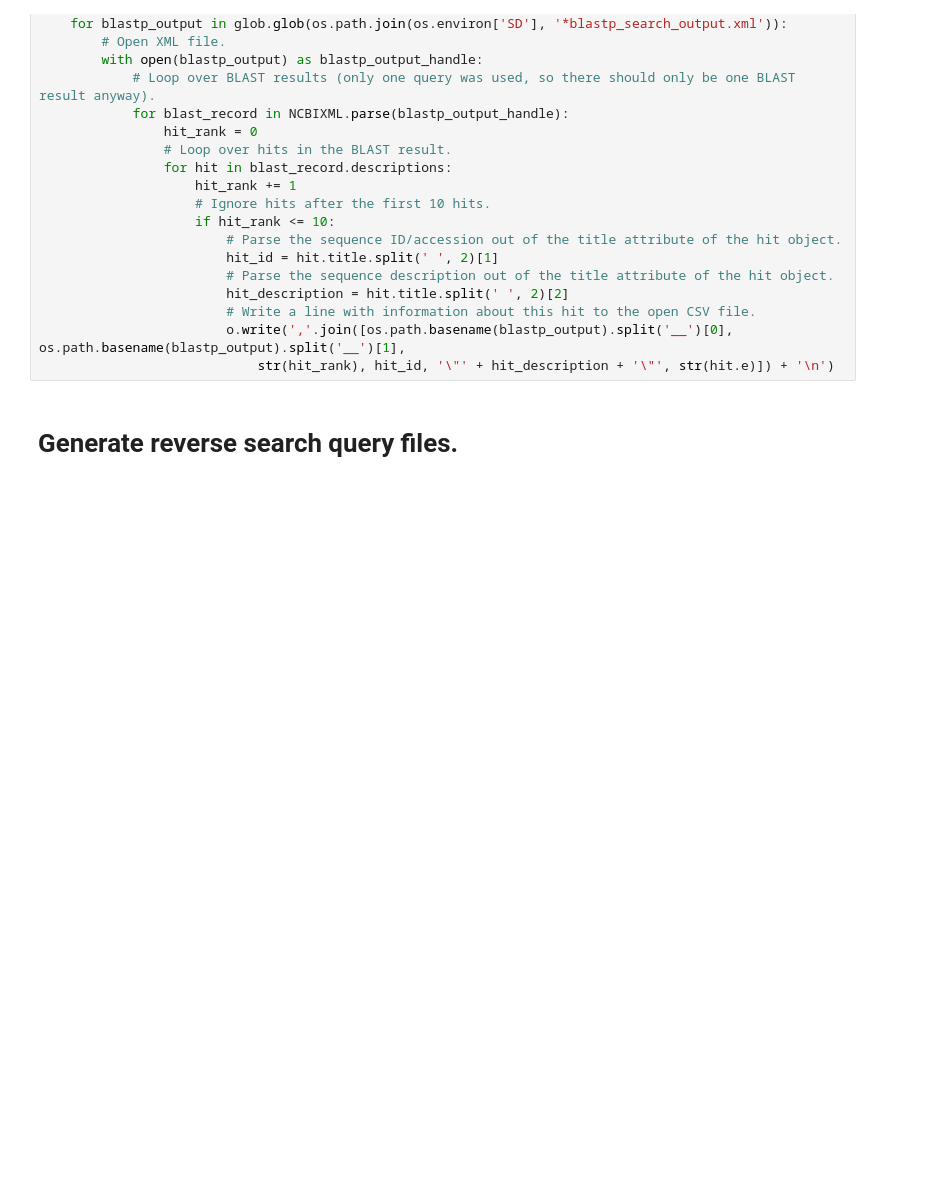
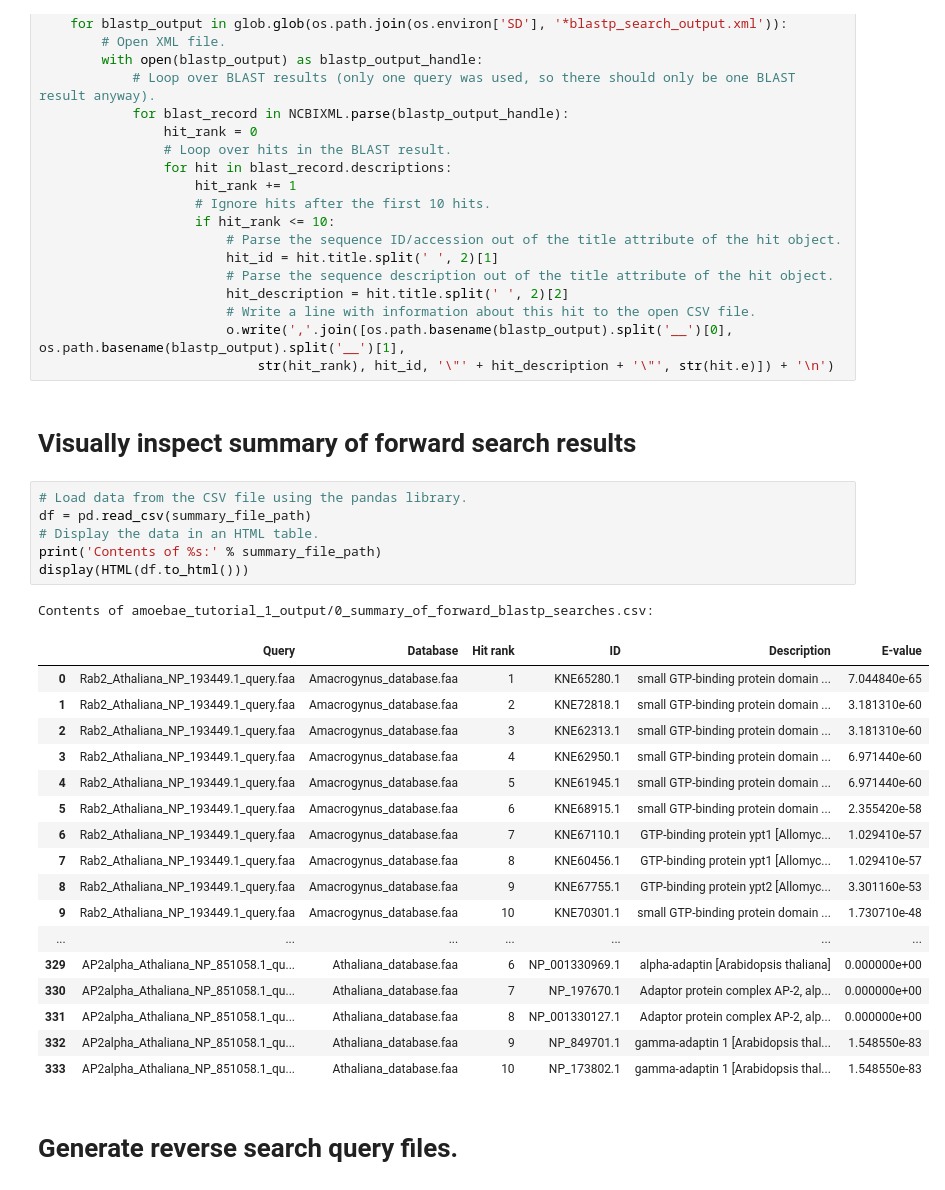
Before and after one commit to laelbarlow/amoebae, a Jupyter notebook: notebooks/amoebae_tutorial_1.ipynb, the cells around one changed output. Cells and saved outputs as stored; diff of their text form; blank space fills up the shorter version.

```diff
--- a/notebooks/amoebae_tutorial_1.ipynb
+++ b/notebooks/amoebae_tutorial_1.ipynb
@@ -167,6 +257,33 @@ with open(summary_file_path, 'w') as o:
                         # Write a line with information about this hit to the open CSV file.
                         o.write(','.join([os.path.basename(blastp_output).split('__')[0], os.path.basename(blastp_output).split('__')[1],
                             str(hit_rank), hit_id, '\"' + hit_description + '\"', str(hit.e)]) + '\n')
+# %% [markdown]
+# Visually inspect summary of forward search results
+# %%
+# Load data from the CSV file using the pandas library.
+df = pd.read_csv(summary_file_path)
+# Display the data in an HTML table.
+print('Contents of %s:' % summary_file_path)
+display(HTML(df.to_html()))
+# %% [output]
+Contents of amoebae_tutorial_1_output/0_summary_of_forward_blastp_searches.csv:
+|  | Query | Database | Hit rank | ID | Description | E-value |
+| 0 | Rab2_Athaliana_NP_193449.1_query.faa | Amacrogynus_database.faa | 1 | KNE65280.1 | small GTP-binding protein domain ... | 7.044840e-65 |
+| 1 | Rab2_Athaliana_NP_193449.1_query.faa | Amacrogynus_database.faa | 2 | KNE72818.1 | small GTP-binding protein domain ... | 3.181310e-60 |
+| 2 | Rab2_Athaliana_NP_193449.1_query.faa | Amacrogynus_database.faa | 3 | KNE62313.1 | small GTP-binding protein domain ... | 3.181310e-60 |
+| 3 | Rab2_Athaliana_NP_193449.1_query.faa | Amacrogynus_database.faa | 4 | KNE62950.1 | small GTP-binding protein domain ... | 6.971440e-60 |
+| 4 | Rab2_Athaliana_NP_193449.1_query.faa | Amacrogynus_database.faa | 5 | KNE61945.1 | small GTP-binding protein domain ... | 6.971440e-60 |
+| 5 | Rab2_Athaliana_NP_193449.1_query.faa | Amacrogynus_database.faa | 6 | KNE68915.1 | small GTP-binding protein domain ... | 2.355420e-58 |
+| 6 | Rab2_Athaliana_NP_193449.1_query.faa | Amacrogynus_database.faa | 7 | KNE67110.1 | GTP-binding protein ypt1 [Allomyc... | 1.029410e-57 |
+| 7 | Rab2_Athaliana_NP_193449.1_query.faa | Amacrogynus_database.faa | 8 | KNE60456.1 | GTP-binding protein ypt1 [Allomyc... | 1.029410e-57 |
+| 8 | Rab2_Athaliana_NP_193449.1_query.faa | Amacrogynus_database.faa | 9 | KNE67755.1 | GTP-binding protein ypt2 [Allomyc... | 3.301160e-53 |
+| 9 | Rab2_Athaliana_NP_193449.1_query.faa | Amacrogynus_database.faa | 10 | KNE70301.1 | small GTP-binding protein domain ... | 1.730710e-48 |
+| ... | ... | ... | ... | ... | ... | ... |
+| 329 | AP2alpha_Athaliana_NP_851058.1_qu... | Athaliana_database.faa | 6 | NP_001330969.1 | alpha-adaptin [Arabidopsis thaliana] | 0.000000e+00 |
+| 330 | AP2alpha_Athaliana_NP_851058.1_qu... | Athaliana_database.faa | 7 | NP_197670.1 | Adaptor protein complex AP-2, alp... | 0.000000e+00 |
+| 331 | AP2alpha_Athaliana_NP_851058.1_qu... | Athaliana_database.faa | 8 | NP_001330127.1 | Adaptor protein complex AP-2, alp... | 0.000000e+00 |
+| 332 | AP2alpha_Athaliana_NP_851058.1_qu... | Athaliana_database.faa | 9 | NP_849701.1 | gamma-adaptin 1 [Arabidopsis thal... | 1.548550e-83 |
+| 333 | AP2alpha_Athaliana_NP_851058.1_qu... | Athaliana_database.faa | 10 | NP_173802.1 | gamma-adaptin 1 [Arabidopsis thal... | 1.548550e-83 |
 # %% [markdown]
 # Generate reverse search query files.
 # %%
```
Also changed, not shown: parts of 55 cells of this notebook, 7 other files.
